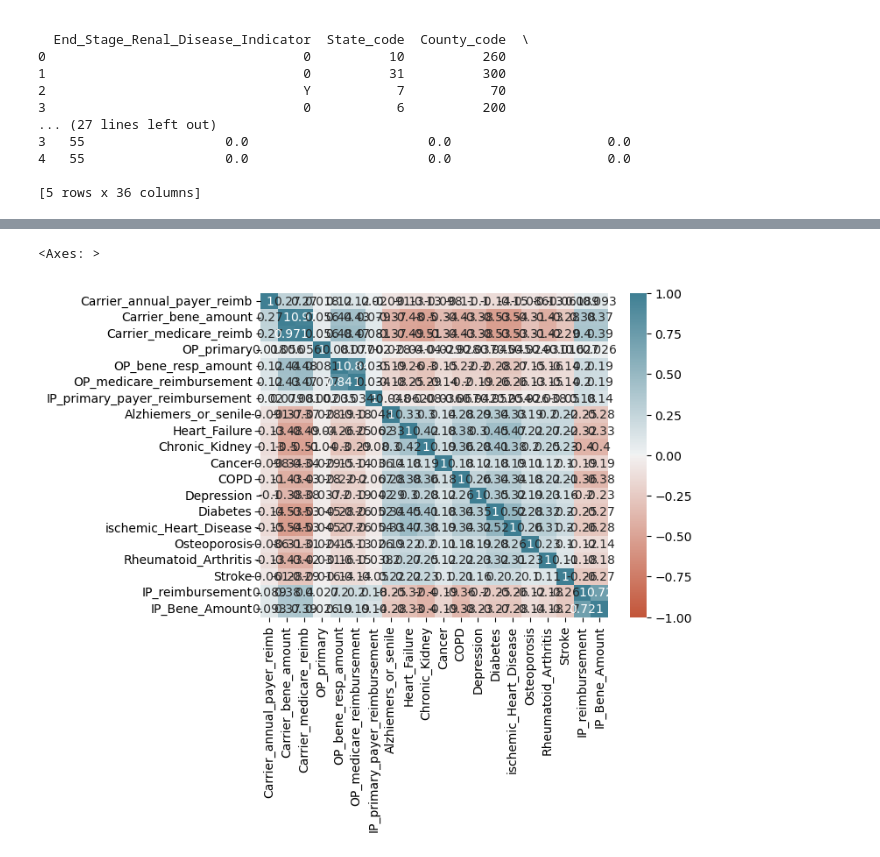
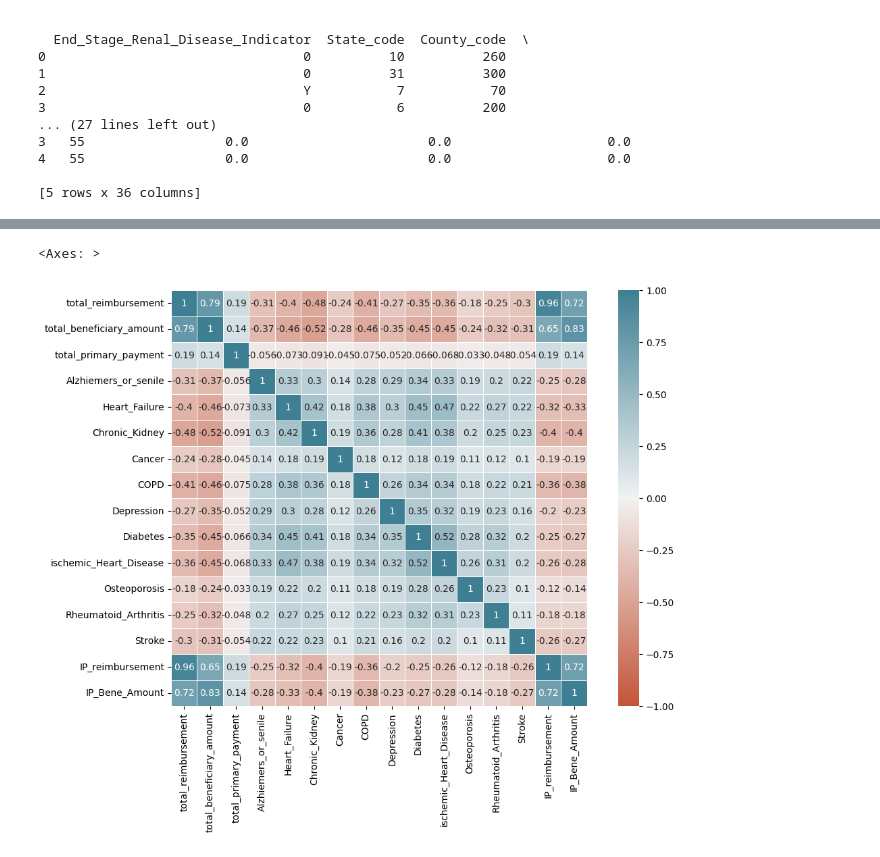
Before and after one commit to phyoung97/ClaimsAI, a Jupyter notebook: notebooks/EDA.ipynb, the cells around one changed output, grey strips where cells are left out. Drawn from its saved outputs; the diff is of its cells as text; code cells hidden in the pictures.

```diff
--- a/notebooks/EDA.ipynb
+++ b/notebooks/EDA.ipynb
@@ -472,19 +478,21 @@ print(df.head())
 # %%
-numeric_df = df[['Carrier_annual_payer_reimb','Carrier_bene_amount','Carrier_medicare_reimb','OP_primary','OP_bene_resp_amount','OP_medicare_reimbursement','IP_primary_payer_reimbursement','Alzhiemers_or_senile',
+numeric_df = df[['total_reimbursement', 'total_beneficiary_amount', 'total_primary_payment','Alzhiemers_or_senile',
      'Heart_Failure',
     'Chronic_Kidney',
     'Cancer',
      'COPD',
      'Depression',
      'Diabetes',
     'ischemic_Heart_Disease',
      'Osteoporosis',
   'Rheumatoid_Arthritis',
     'Stroke',
     'IP_reimbursement',
     'IP_Bene_Amount']]
 
-sns.heatmap(numeric_df.corr(), vmin=-1, vmax=1, cmap=sns.diverging_palette(20,220, as_cmap=True), annot=True)
+plt.figure(figsize=(12,8))
+
+sns.heatmap(numeric_df.corr(), center=0, linewidths=0.5,square=True,vmin=-1, vmax=1, cmap=sns.diverging_palette(20,220, as_cmap=True), annot=True)
 # %% [output]
 <Axes: >
-[figure, old version]
+[figure, new version]
```
Also changed, not shown: parts of 13 cells of this notebook.
